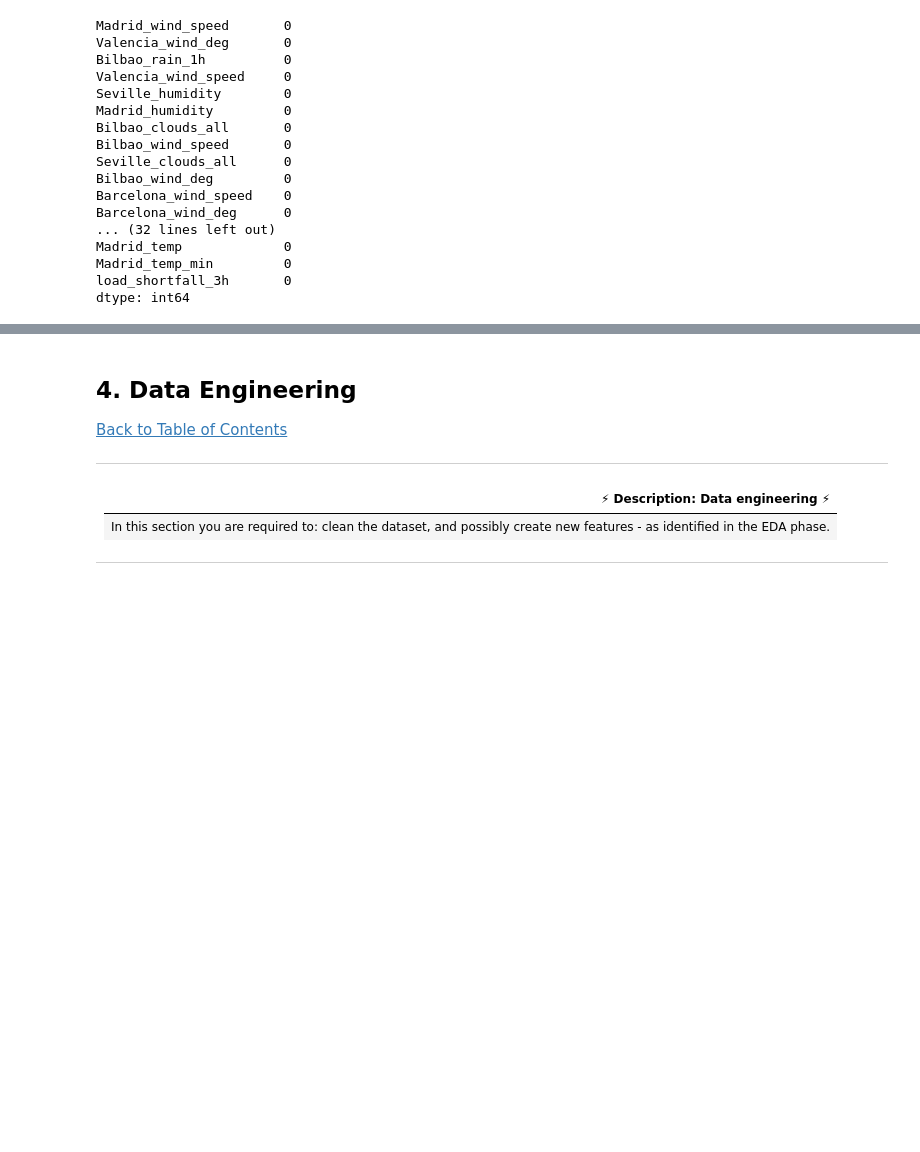
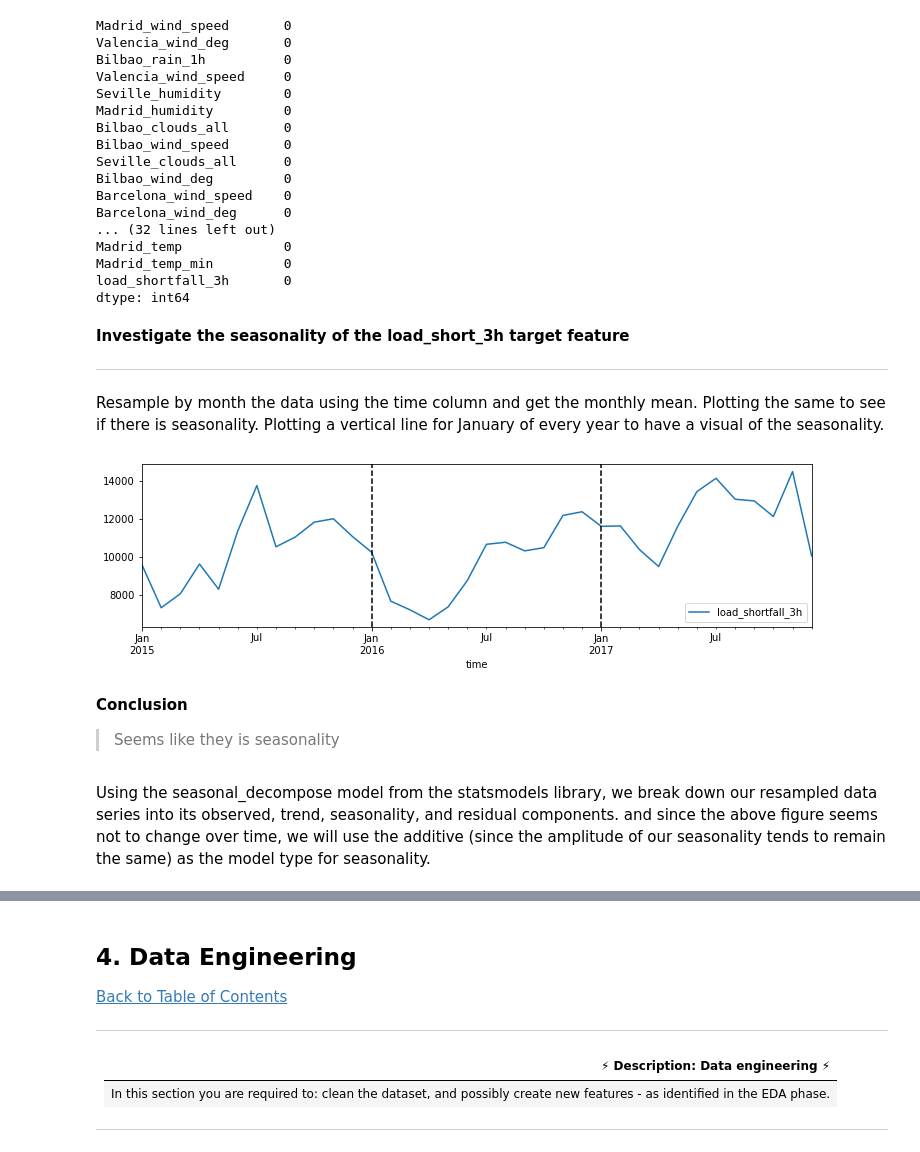
Before and after one commit to ObengKojo23/Team_nm1_WakandaAfrica, a Jupyter notebook: starter-notebook.ipynb, the cells around one changed output, grey strips where cells are left out. Drawn from its saved outputs; the diff is of its cells as text; code cells hidden in the pictures; blank space fills up the shorter version.

Commit message:
EDA changes: -Markdown added -Worked on seasonality -removed some duplicate analysis

```diff
--- a/starter-notebook.ipynb
+++ b/starter-notebook.ipynb
@@ -459,3 +466,23 @@ Madrid_temp             0
 Madrid_temp_min         0
 load_shortfall_3h       0
 dtype: int64
+# %% [markdown]
+**Investigate the seasonality of the load_short_3h target feature**
+***
+# %% [markdown]
+Resample by month the data using the time column and get the monthly mean. Plotting the same to see if there is seasonality. Plotting a vertical line for January of every year to have a visual of the seasonality.
+# %%
+train_resampled = train_df.resample('M').mean()
+train_resampled.reset_index(inplace=True)
+ax = train_resampled.plot(x='time', y='load_shortfall_3h', figsize=(12,3))
+#plotting a vertical line for January of every year
+xcoords = ['2016-01-01','2017-01-01', '2018-01-01']
+for xc in xcoords:
+    plt.axvline(x=xc, color='black', linestyle='--')
+# %% [output]
+[figure, added]
+# %% [markdown]
+**Conclusion**
+>Seems like they is seasonality
+# %% [markdown]
+Using the seasonal_decompose model from the statsmodels library, we break down our resampled data series into its observed, trend, seasonality, and residual components. and since the above figure seems not to change over time, we will use the additive (since the amplitude of our seasonality tends to remain the same) as the model type for seasonality.
```
Also changed, not shown: parts of 32 cells of this notebook.
